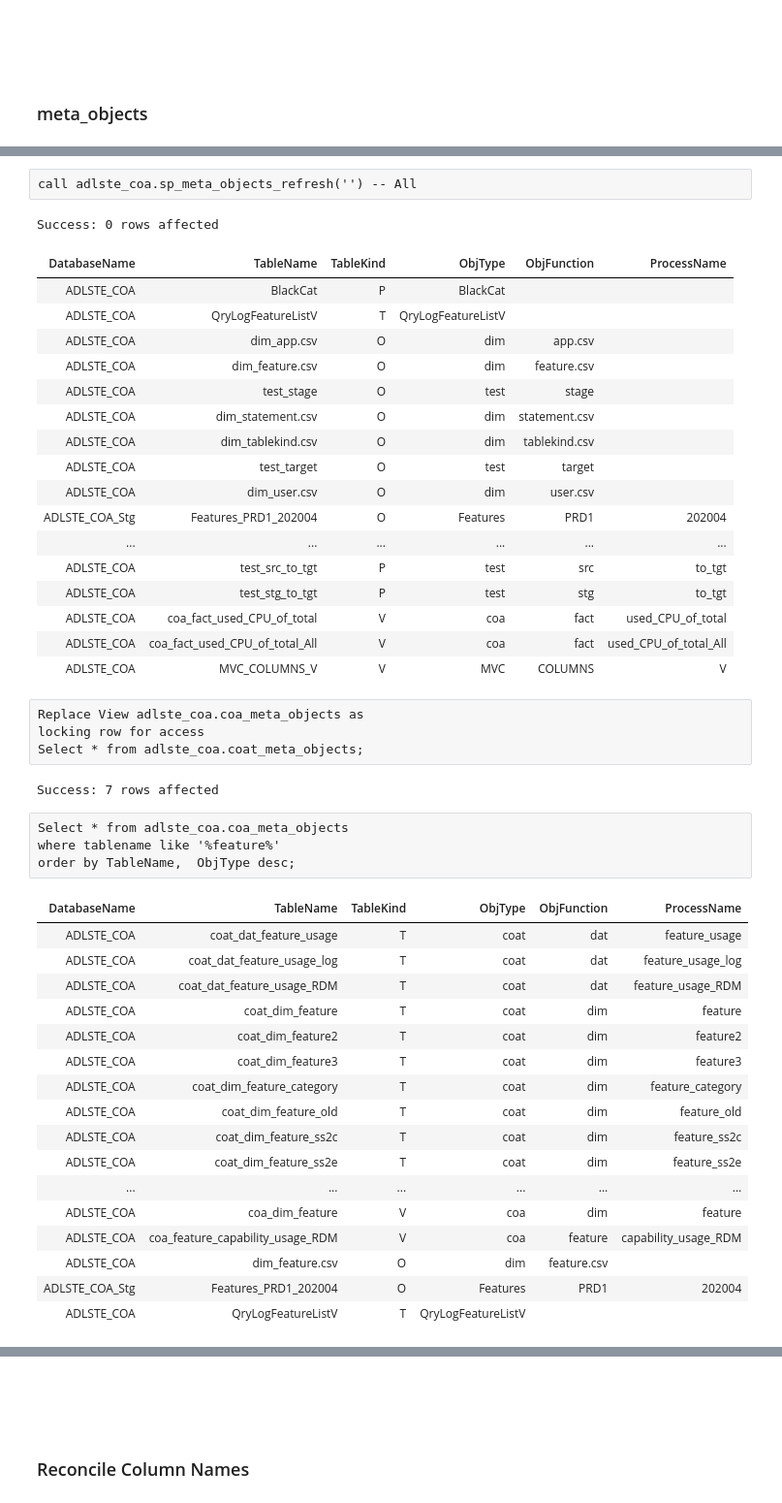
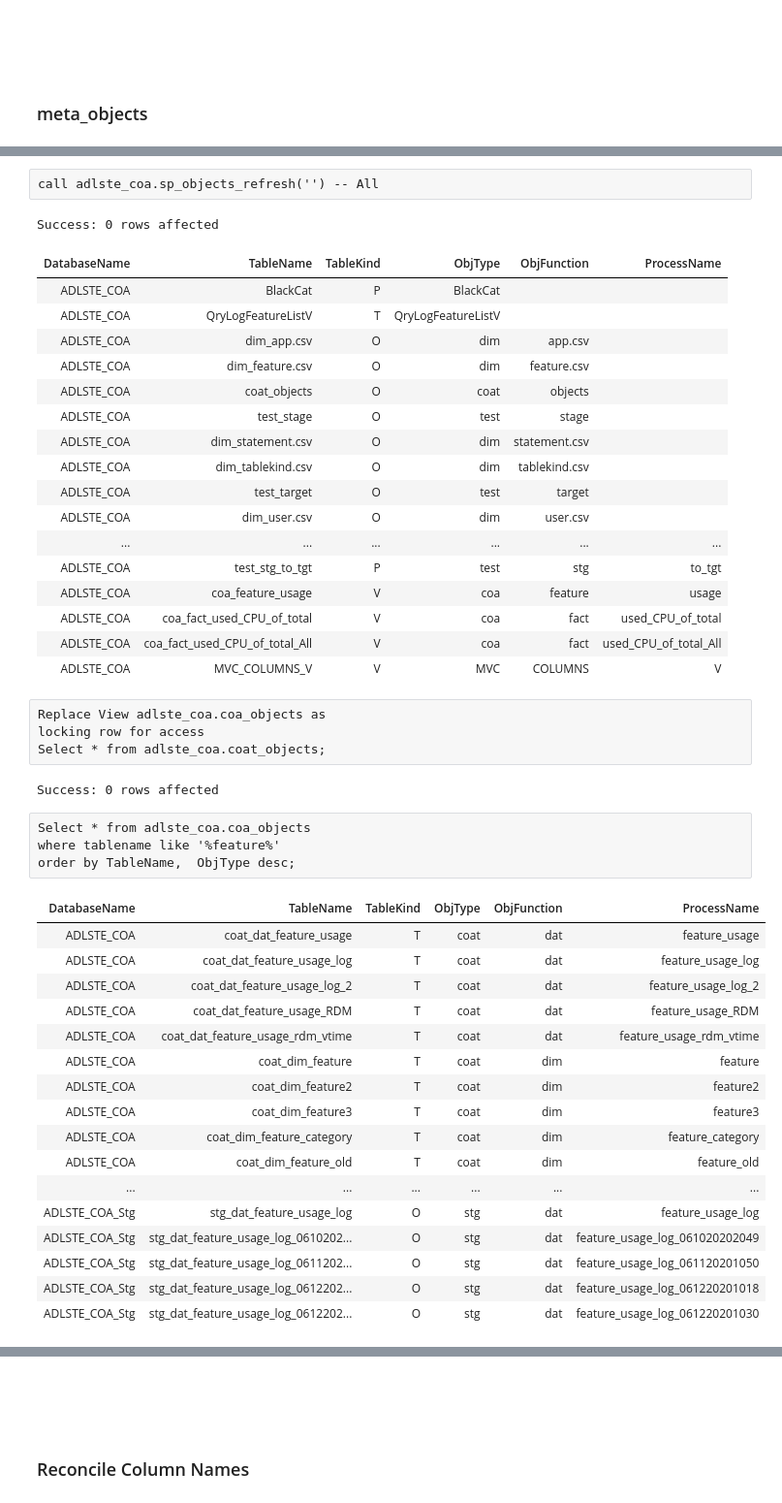
Before and after one commit to tdcoa/sql, a Jupyter notebook: datamodel/views_meta.ipynb, the cells around one changed output, grey strips where cells are left out. Shown at 97% size. Saved outputs shown, nothing was run; the diff lists cells and outputs as text.

Commit message:
renamed coa_meta_objects  to  coa_objects

```diff
--- a/datamodel/views_meta.ipynb
+++ b/datamodel/views_meta.ipynb
@@ -60,7 +60,7 @@ END;
 # %% [output]
 Success: 0 rows affected
 # %%
-call adlste_coa.sp_meta_objects_refresh('') -- All
+call adlste_coa.sp_objects_refresh('') -- All
 # %% [output]
 Success: 0 rows affected
 | DatabaseName | TableName | TableKind | ObjType | ObjFunction | ProcessName |
@@ -68,43 +68,43 @@ Success: 0 rows affected
 | ADLSTE_COA | QryLogFeatureListV | T | QryLogFeatureListV |  |  |
 | ADLSTE_COA | dim_app.csv | O | dim | app.csv |  |
 | ADLSTE_COA | dim_feature.csv | O | dim | feature.csv |  |
+| ADLSTE_COA | coat_objects | O | coat | objects |  |
 | ADLSTE_COA | test_stage | O | test | stage |  |
 | ADLSTE_COA | dim_statement.csv | O | dim | statement.csv |  |
 | ADLSTE_COA | dim_tablekind.csv | O | dim | tablekind.csv |  |
 | ADLSTE_COA | test_target | O | test | target |  |
 | ADLSTE_COA | dim_user.csv | O | dim | user.csv |  |
-| ADLSTE_COA_Stg | Features_PRD1_202004 | O | Features | PRD1 | 202004 |
 | ... | ... | ... | ... | ... | ... |
-| ADLSTE_COA | test_src_to_tgt | P | test | src | to_tgt |
 | ADLSTE_COA | test_stg_to_tgt | P | test | stg | to_tgt |
+| ADLSTE_COA | coa_feature_usage | V | coa | feature | usage |
 | ADLSTE_COA | coa_fact_used_CPU_of_total | V | coa | fact | used_CPU_of_total |
 | ADLSTE_COA | coa_fact_used_CPU_of_total_All | V | coa | fact | used_CPU_of_total_All |
 | ADLSTE_COA | MVC_COLUMNS_V | V | MVC | COLUMNS | V |
 # %%
-Replace View adlste_coa.coa_meta_objects as
+Replace View adlste_coa.coa_objects as
 locking row for access
-Select * from adlste_coa.coat_meta_objects;
+Select * from adlste_coa.coat_objects;
 # %% [output]
-Success: 7 rows affected
+Success: 0 rows affected
 # %%
-Select * from adlste_coa.coa_meta_objects
+Select * from adlste_coa.coa_objects
 where tablename like '%feature%'
 order by TableName,  ObjType desc;
 # %% [output]
 | DatabaseName | TableName | TableKind | ObjType | ObjFunction | ProcessName |
 | ADLSTE_COA | coat_dat_feature_usage | T | coat | dat | feature_usage |
 | ADLSTE_COA | coat_dat_feature_usage_log | T | coat | dat | feature_usage_log |
+| ADLSTE_COA | coat_dat_feature_usage_log_2 | T | coat | dat | feature_usage_log_2 |
 | ADLSTE_COA | coat_dat_feature_usage_RDM | T | coat | dat | feature_usage_RDM |
+| ADLSTE_COA | coat_dat_feature_usage_rdm_vtime | T | coat | dat | feature_usage_rdm_vtime |
 | ADLSTE_COA | coat_dim_feature | T | coat | dim | feature |
 | ADLSTE_COA | coat_dim_feature2 | T | coat | dim | feature2 |
 | ADLSTE_COA | coat_dim_feature3 | T | coat | dim | feature3 |
 | ADLSTE_COA | coat_dim_feature_category | T | coat | dim | feature_category |
 | ADLSTE_COA | coat_dim_feature_old | T | coat | dim | feature_old |
-| ADLSTE_COA | coat_dim_feature_ss2c | T | coat | dim | feature_ss2c |
-| ADLSTE_COA | coat_dim_feature_ss2e | T | coat | dim | feature_ss2e |
 | ... | ... | ... | ... | ... | ... |
-| ADLSTE_COA | coa_dim_feature | V | coa | dim | feature |
-| ADLSTE_COA | coa_feature_capability_usage_RDM | V | coa | feature | capability_usage_RDM |
-| ADLSTE_COA | dim_feature.csv | O | dim | feature.csv |  |
-| ADLSTE_COA_Stg | Features_PRD1_202004 | O | Features | PRD1 | 202004 |
-| ADLSTE_COA | QryLogFeatureListV | T | QryLogFeatureListV |  |  |
+| ADLSTE_COA_Stg | stg_dat_feature_usage_log | O | stg | dat | feature_usage_log |
+| ADLSTE_COA_Stg | stg_dat_feature_usage_log_0610202... | O | stg | dat | feature_usage_log_061020202049 |
+| ADLSTE_COA_Stg | stg_dat_feature_usage_log_0611202... | O | stg | dat | feature_usage_log_061120201050 |
+| ADLSTE_COA_Stg | stg_dat_feature_usage_log_0612202... | O | stg | dat | feature_usage_log_061220201018 |
+| ADLSTE_COA_Stg | stg_dat_feature_usage_log_0612202... | O | stg | dat | feature_usage_log_061220201030 |
```
Also changed, not shown: parts of 4 cells of this notebook.
